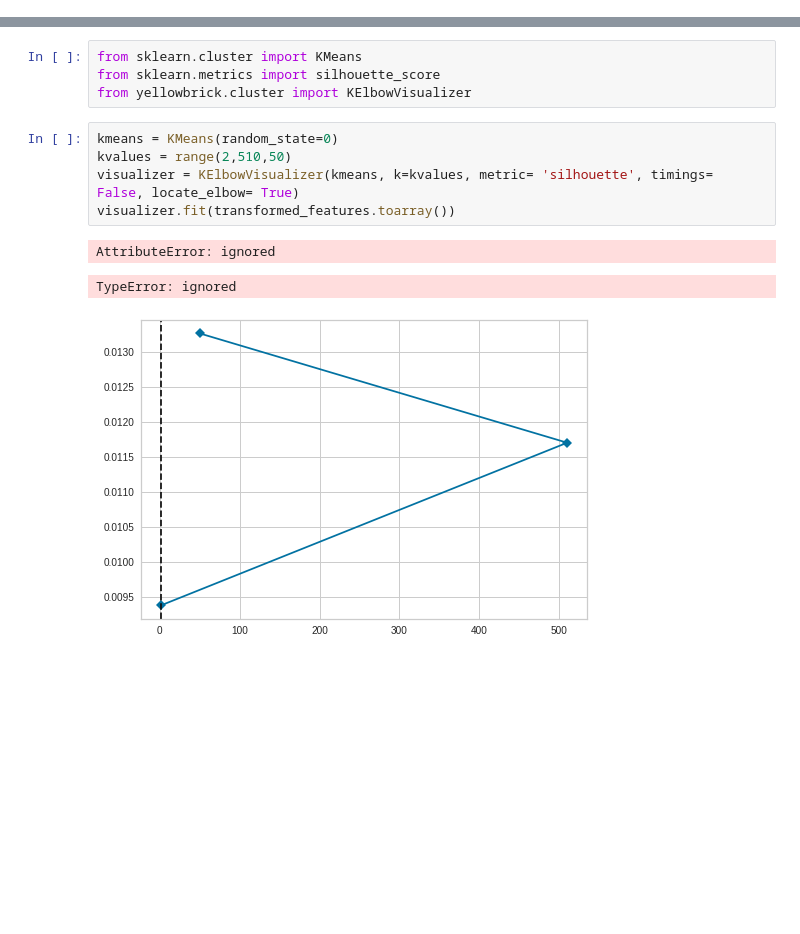
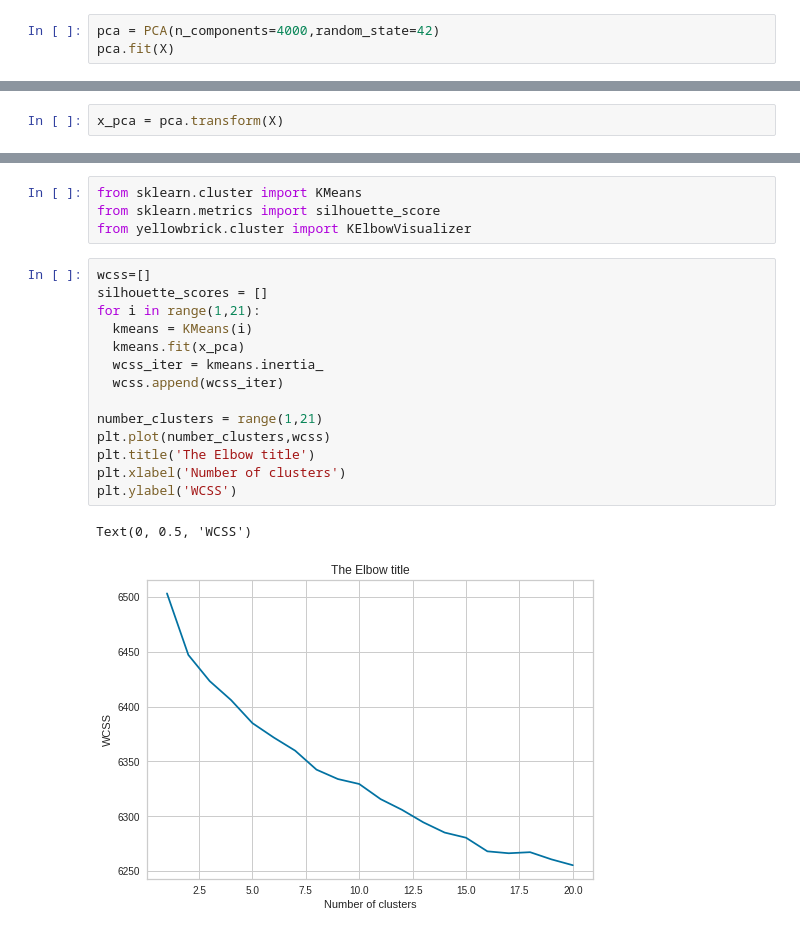
Before and after one commit to shaloy-lewis/Netflix_movies_and_tv_shows_clustering, a Jupyter notebook: Netflix_Movies_and_TV_Shows_Clustering_Shaloy_Lewis.ipynb, the cells around one changed output, grey strips where cells are left out. Cells and saved outputs as stored; diff of their text form; blank space fills up the shorter version.

```diff
--- a/Netflix_Movies_and_TV_Shows_Clustering_Shaloy_Lewis.ipynb
+++ b/Netflix_Movies_and_TV_Shows_Clustering_Shaloy_Lewis.ipynb
@@ -866,3 +866,6 @@ Text(0, 0.5, 'cumulative explained variance')
 * We find that 100% of the variance is explained by about ~7500 components.
 * Also, more than 80% of the variance is explained just by 4000 components.
 * Hence to simplify the model, and reduce dimensionality, we can take the top 4000 components, which will still be able to capture more than 80% of variance.
+# %%
+pca = PCA(n_components=4000,random_state=42)
+pca.fit(X)
@@ -868,0 +874,2 @@ Text(0, 0.5, 'cumulative explained variance')
+# %%
+x_pca = pca.transform(X)
@@ -885,12 +892,20 @@ Let's build a model using the K-means clustering algorithm.
 from sklearn.cluster import KMeans
 from sklearn.metrics import silhouette_score
 from yellowbrick.cluster import KElbowVisualizer
-# %%
-kmeans = KMeans(random_state=0)
-kvalues = range(2,510,50)
-visualizer = KElbowVisualizer(kmeans, k=kvalues, metric= 'silhouette', timings= False, locate_elbow= True)
-visualizer.fit(transformed_features.toarray())
-# %% [output]
-AttributeError: ignored
-TypeError: ignored
-[figure, removed]
+# %%
+wcss=[]
+silhouette_scores = []
+for i in range(1,21):
+  kmeans = KMeans(i)
+  kmeans.fit(x_pca)
+  wcss_iter = kmeans.inertia_
+  wcss.append(wcss_iter)
+
+number_clusters = range(1,21)
+plt.plot(number_clusters,wcss)
+plt.title('The Elbow title')
+plt.xlabel('Number of clusters')
+plt.ylabel('WCSS')
+# %% [output]
+Text(0, 0.5, 'WCSS')
+[figure, added]
```
Also changed, not shown: parts of 12 cells of this notebook.
